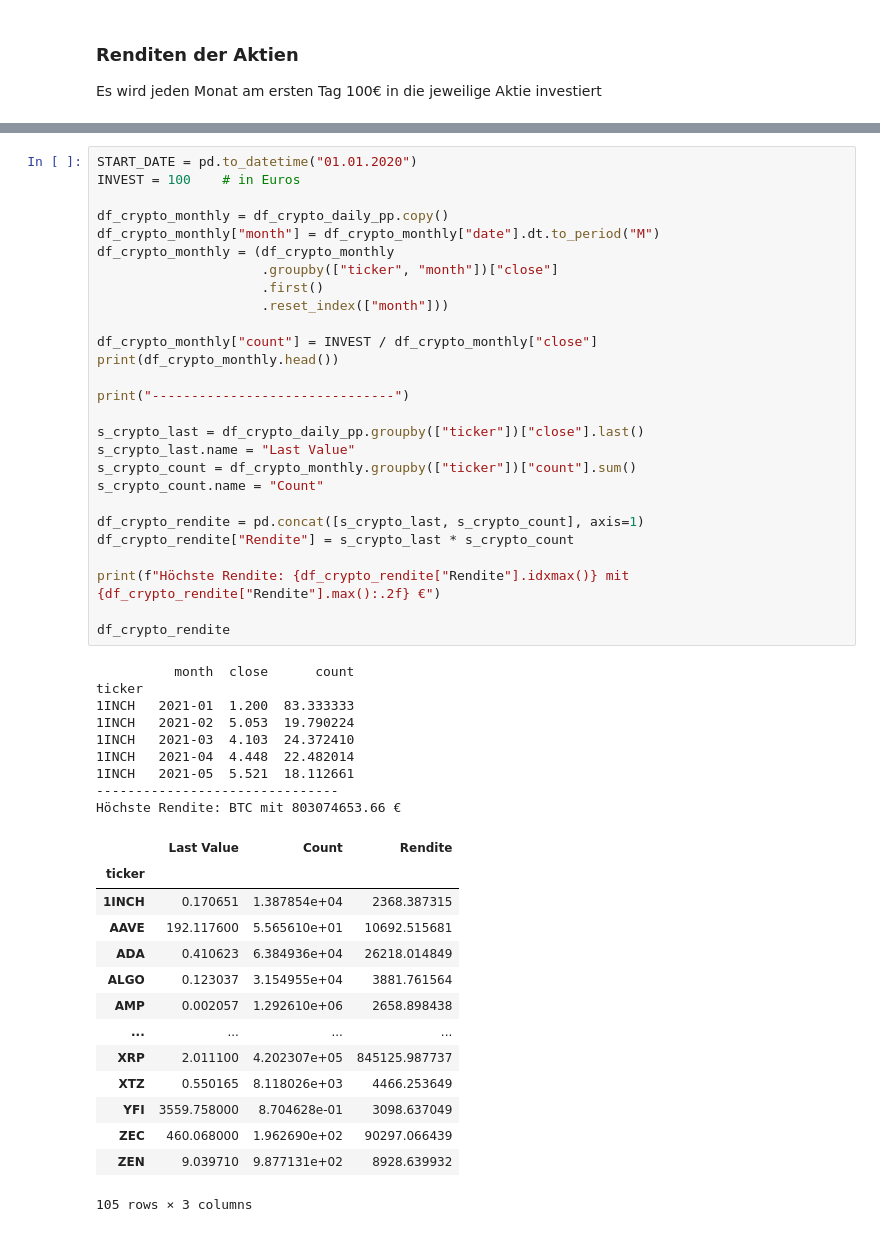
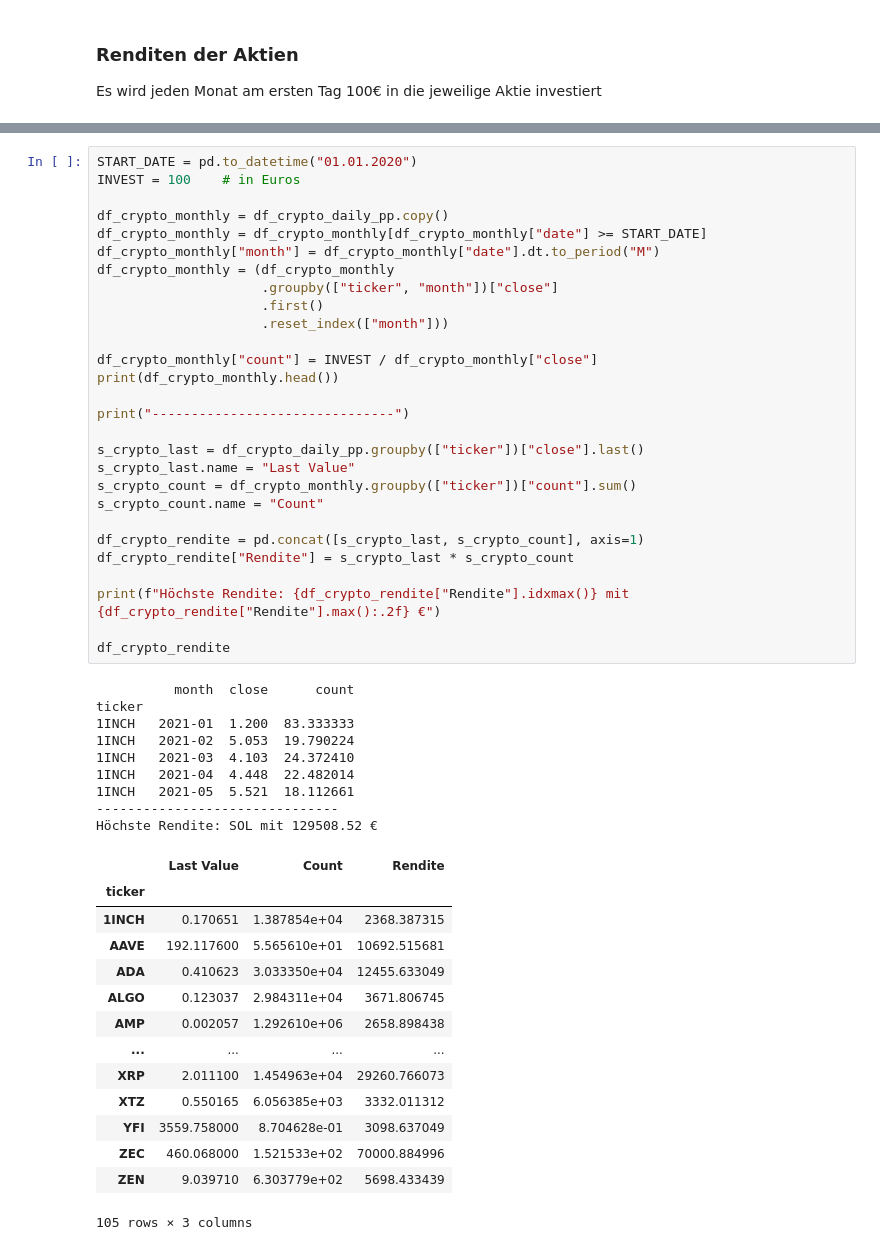
Before and after one commit to Mattis-Schulte/nasdaq-crypto-data-analytics-ws25-26, a Jupyter notebook: notebooks/02_data_analysis.ipynb, the cells around one changed output, grey strips where cells are left out. Saved outputs shown, nothing was run; the diff lists cells and outputs as text.

```diff
--- a/notebooks/02_data_analysis.ipynb
+++ b/notebooks/02_data_analysis.ipynb
@@ -269,6 +278,7 @@ START_DATE = pd.to_datetime("01.01.2020")
 INVEST = 100    # in Euros
 
 df_crypto_monthly = df_crypto_daily_pp.copy()
+df_crypto_monthly = df_crypto_monthly[df_crypto_monthly["date"] >= START_DATE]
 df_crypto_monthly["month"] = df_crypto_monthly["date"].dt.to_period("M")
 df_crypto_monthly = (df_crypto_monthly
                      .groupby(["ticker", "month"])["close"]
@@ -277,41 +287,41 @@ df_crypto_monthly = (df_crypto_monthly
 
 df_crypto_monthly["count"] = INVEST / df_crypto_monthly["close"]
 print(df_crypto_monthly.head())
 
 print("-------------------------------")
 
 s_crypto_last = df_crypto_daily_pp.groupby(["ticker"])["close"].last()
 s_crypto_last.name = "Last Value"
 s_crypto_count = df_crypto_monthly.groupby(["ticker"])["count"].sum()
 s_crypto_count.name = "Count"
 
 df_crypto_rendite = pd.concat([s_crypto_last, s_crypto_count], axis=1)
 df_crypto_rendite["Rendite"] = s_crypto_last * s_crypto_count
 
 print(f"Höchste Rendite: {df_crypto_rendite["Rendite"].idxmax()} mit {df_crypto_rendite["Rendite"].max():.2f} €")
 
 df_crypto_rendite
 # %% [output]
           month  close      count
 ticker
 1INCH   2021-01  1.200  83.333333
 1INCH   2021-02  5.053  19.790224
 1INCH   2021-03  4.103  24.372410
 1INCH   2021-04  4.448  22.482014
 1INCH   2021-05  5.521  18.112661
 -------------------------------
-Höchste Rendite: BTC mit 803074653.66 €
+Höchste Rendite: SOL mit 129508.52 €
 |  | Last Value | Count | Rendite |
 | ticker |  |  |  |
 | 1INCH | 0.170651 | 1.387854e+04 | 2368.387315 |
 | AAVE | 192.117600 | 5.565610e+01 | 10692.515681 |
-| ADA | 0.410623 | 6.384936e+04 | 26218.014849 |
-| ALGO | 0.123037 | 3.154955e+04 | 3881.761564 |
+| ADA | 0.410623 | 3.033350e+04 | 12455.633049 |
+| ALGO | 0.123037 | 2.984311e+04 | 3671.806745 |
 | AMP | 0.002057 | 1.292610e+06 | 2658.898438 |
 | ... | ... | ... | ... |
-| XRP | 2.011100 | 4.202307e+05 | 845125.987737 |
-| XTZ | 0.550165 | 8.118026e+03 | 4466.253649 |
+| XRP | 2.011100 | 1.454963e+04 | 29260.766073 |
+| XTZ | 0.550165 | 6.056385e+03 | 3332.011312 |
 | YFI | 3559.758000 | 8.704628e-01 | 3098.637049 |
-| ZEC | 460.068000 | 1.962690e+02 | 90297.066439 |
-| ZEN | 9.039710 | 9.877131e+02 | 8928.639932 |
+| ZEC | 460.068000 | 1.521533e+02 | 70000.884996 |
+| ZEN | 9.039710 | 6.303779e+02 | 5698.433439 |
 105 rows × 3 columns
```
Also changed, not shown: parts of 7 cells of this notebook.
